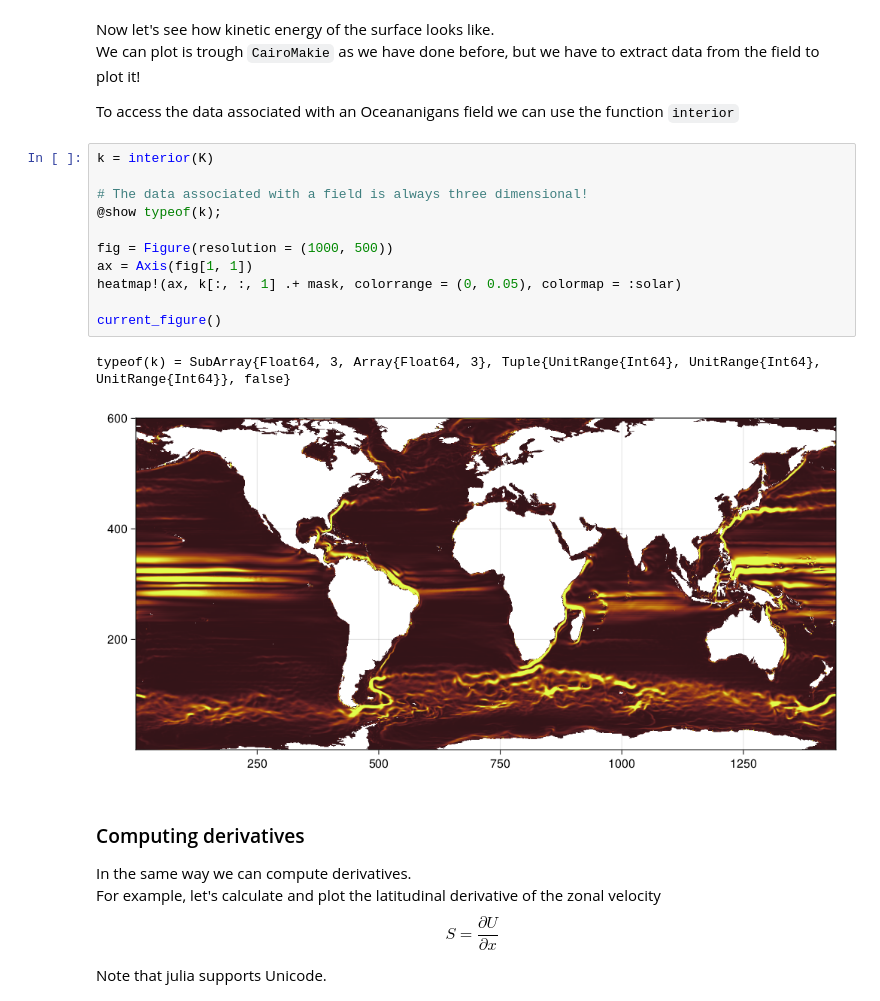
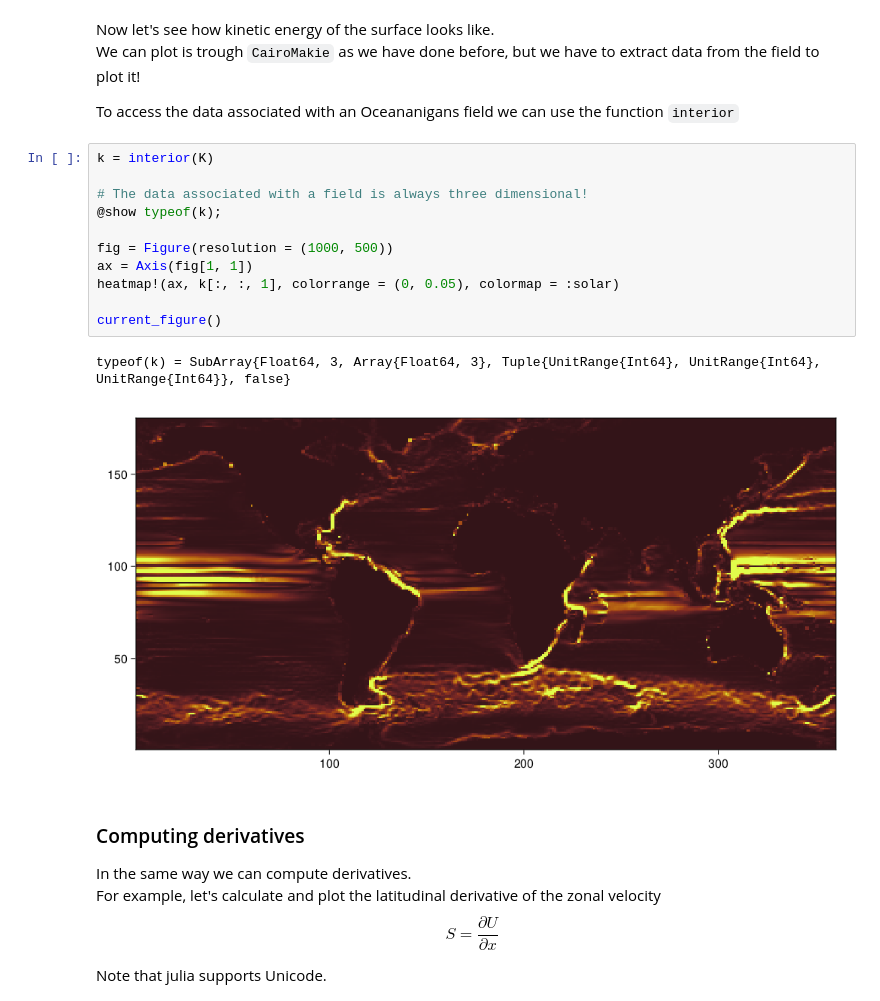
Before and after one commit to coessing/coessing2022-hub, a Jupyter notebook: julia-ocean-model/02_load_and_visualize_velocity_data.ipynb, the cells around one changed output. Drawn from its saved outputs; the diff is of its cells as text.

```diff
--- a/julia-ocean-model/02_load_and_visualize_velocity_data.ipynb
+++ b/julia-ocean-model/02_load_and_visualize_velocity_data.ipynb
@@ -155,17 +151,17 @@ To access the data associated with an Oceananigans field we can use the function
 # %%
 k = interior(K)
 
 # The data associated with a field is always three dimensional!
 @show typeof(k);
 
 fig = Figure(resolution = (1000, 500))
 ax = Axis(fig[1, 1])
-heatmap!(ax, k[:, :, 1] .+ mask, colorrange = (0, 0.05), colormap = :solar)
+heatmap!(ax, k[:, :, 1], colorrange = (0, 0.05), colormap = :solar)
 
 current_figure()
 # %% [output]
 typeof(k) = SubArray{Float64, 3, Array{Float64, 3}, Tuple{UnitRange{Int64}, UnitRange{Int64}, UnitRange{Int64}}, false}
-[figure, old version]
+[figure, new version]
 # %% [markdown]
 ### Computing derivatives
 
```
Also changed, not shown: parts of 12 cells of this notebook, 9 other files.
